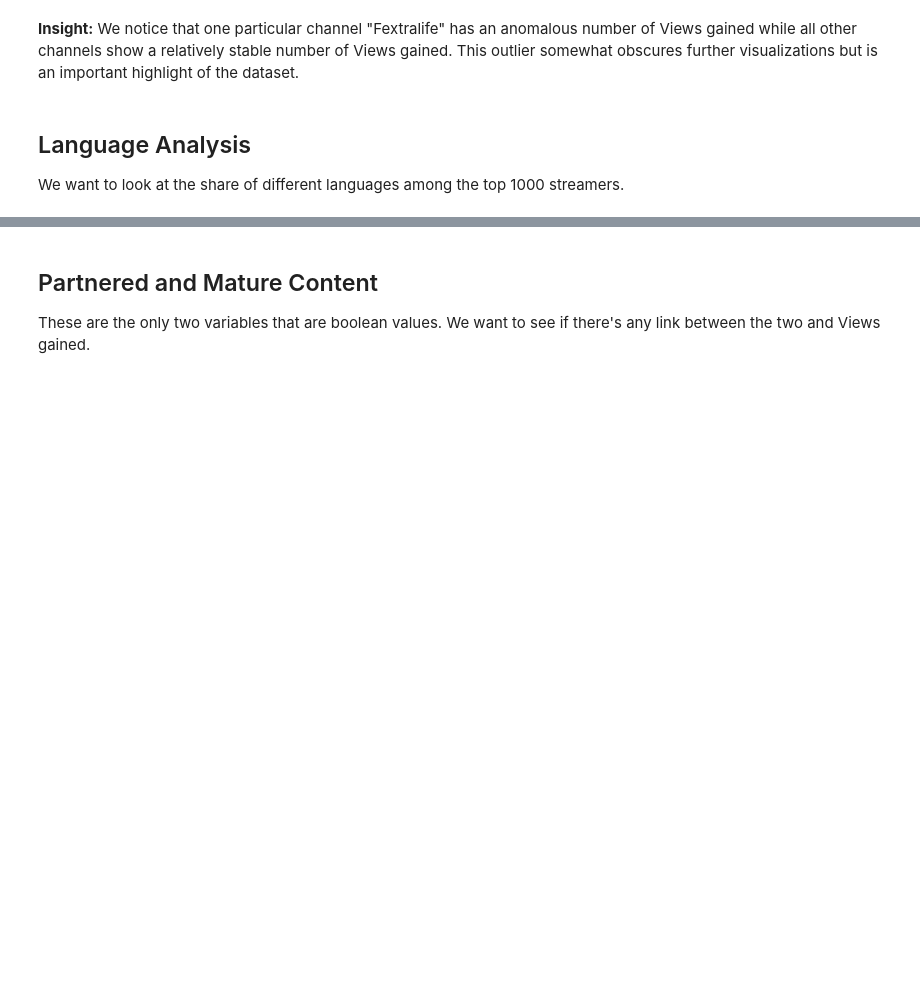
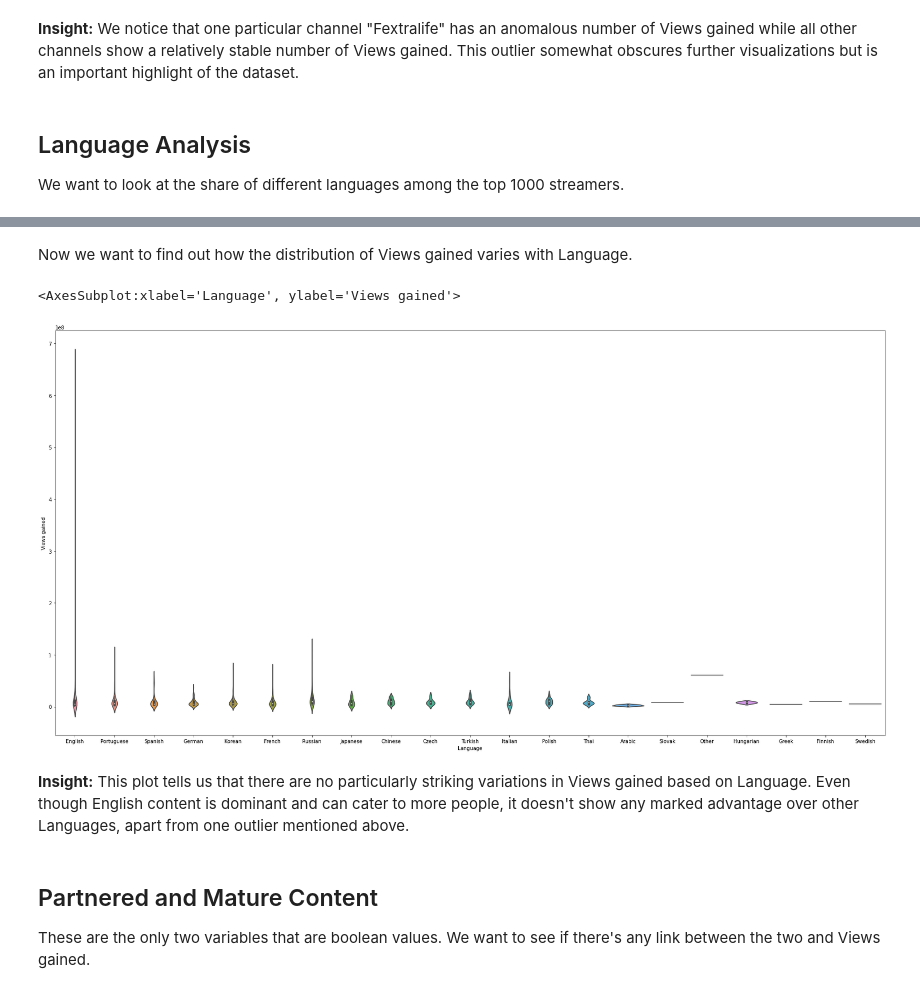
Before and after one commit to RitwikN7/twitch-EDA, a Jupyter notebook: twitchEDA.ipynb, the cells around one changed output, grey strips where cells are left out. Cells and saved outputs as stored; diff of their text form; code cells hidden in the pictures; blank space fills up the shorter version.

```diff
--- a/twitchEDA.ipynb
+++ b/twitchEDA.ipynb
@@ -127,3 +128,13 @@ plt.show()
+# %% [markdown]
+Now we want to find out how the distribution of Views gained varies with Language.
+# %%
+plt.figure(figsize=(30,15))
+sns.violinplot(x=df.Language, y=df["Views gained"])
+# %% [output]
+<AxesSubplot:xlabel='Language', ylabel='Views gained'>
+[figure, added]
+# %% [markdown]
+**Insight:** This plot tells us that there are no particularly striking variations in Views gained based on Language. Even though English content is dominant and can cater to more people, it doesn't show any marked advantage over other Languages, apart from one outlier mentioned above.
 # %% [markdown]
 ## Partnered and Mature Content
 
```
Also changed, not shown: parts of 3 cells of this notebook.
